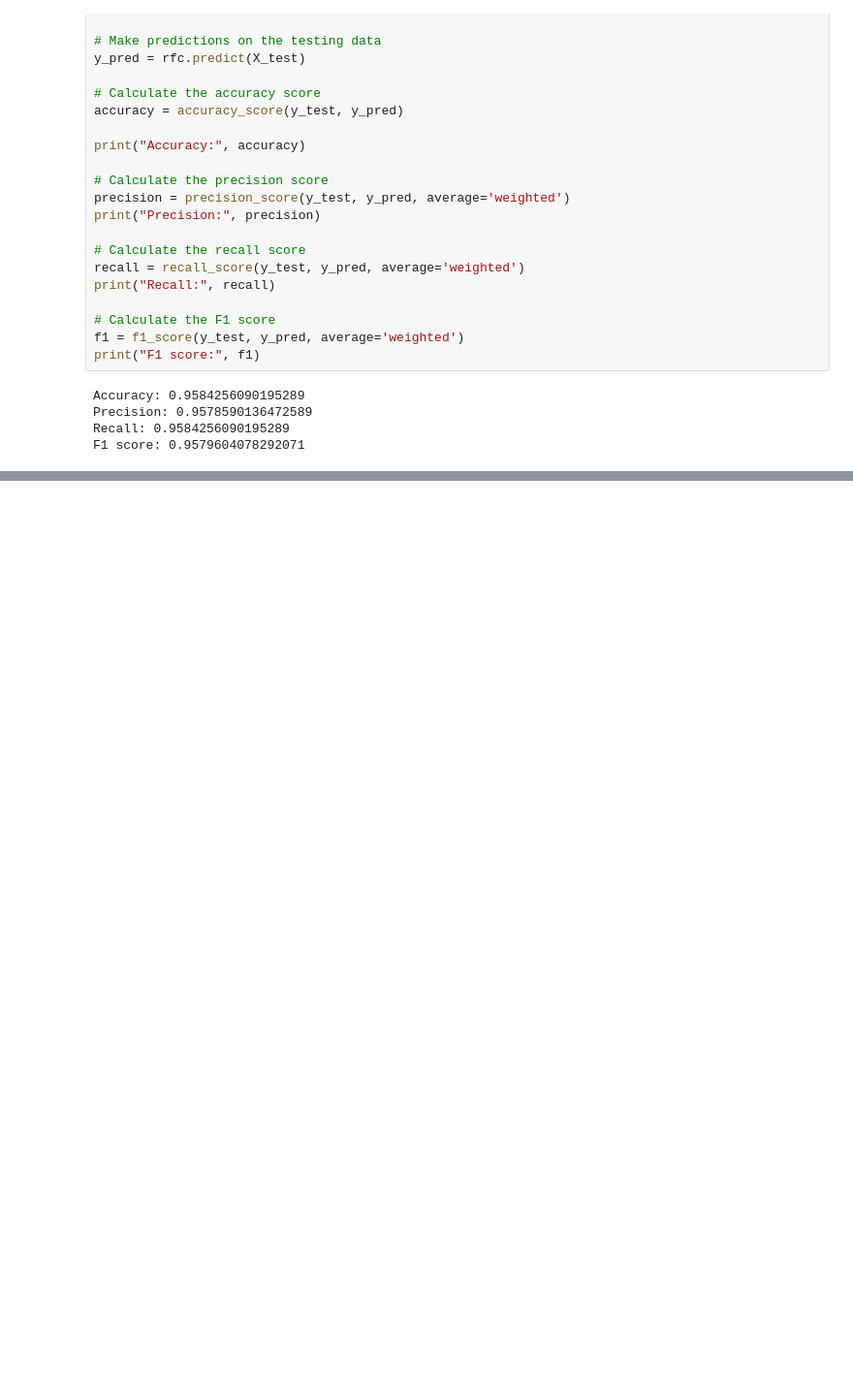
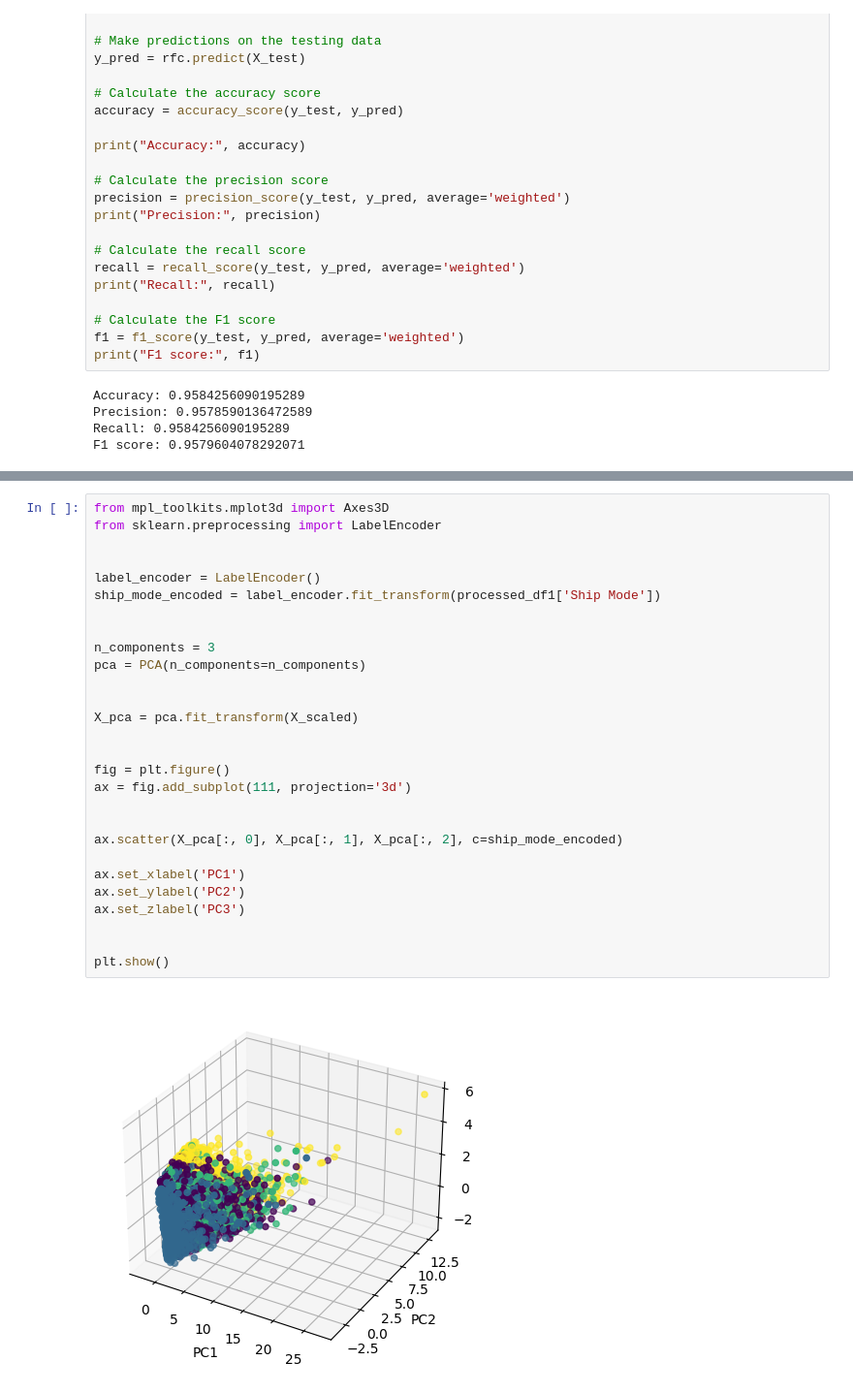
Before and after one commit to fahmani-ms/Superstore_Dashboard, a Jupyter notebook: machine_learning/part2/shipmodeclassification.ipynb, the cells around one changed output, grey strips where cells are left out. Shown at 97% size. Cells and saved outputs as stored; diff of their text form; blank space fills up the shorter version.

```diff
--- a/machine_learning/part2/shipmodeclassification.ipynb
+++ b/machine_learning/part2/shipmodeclassification.ipynb
@@ -586,0 +617,30 @@ F1 score: 0.9579604078292071
+# %%
+from mpl_toolkits.mplot3d import Axes3D
+from sklearn.preprocessing import LabelEncoder
+
+
+label_encoder = LabelEncoder()
+ship_mode_encoded = label_encoder.fit_transform(processed_df1['Ship Mode'])
+
+
+n_components = 3
+pca = PCA(n_components=n_components)
+
+
+X_pca = pca.fit_transform(X_scaled)
+
+
+fig = plt.figure()
+ax = fig.add_subplot(111, projection='3d')
+
+
+ax.scatter(X_pca[:, 0], X_pca[:, 1], X_pca[:, 2], c=ship_mode_encoded)
+
+ax.set_xlabel('PC1')
+ax.set_ylabel('PC2')
+ax.set_zlabel('PC3')
+
+
+plt.show()
+# %% [output]
+[figure, added]
```
Also changed, not shown: parts of 5 cells of this notebook.
